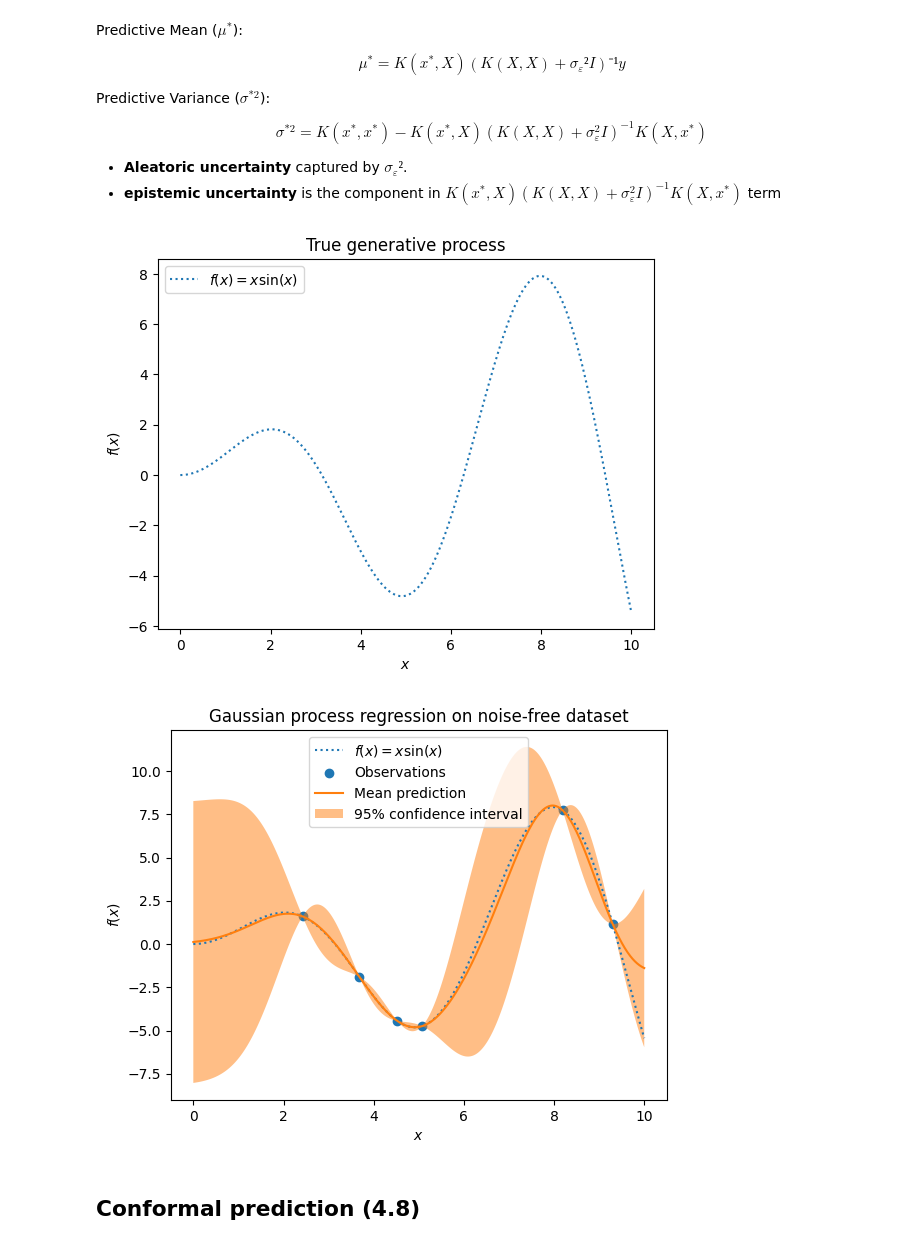
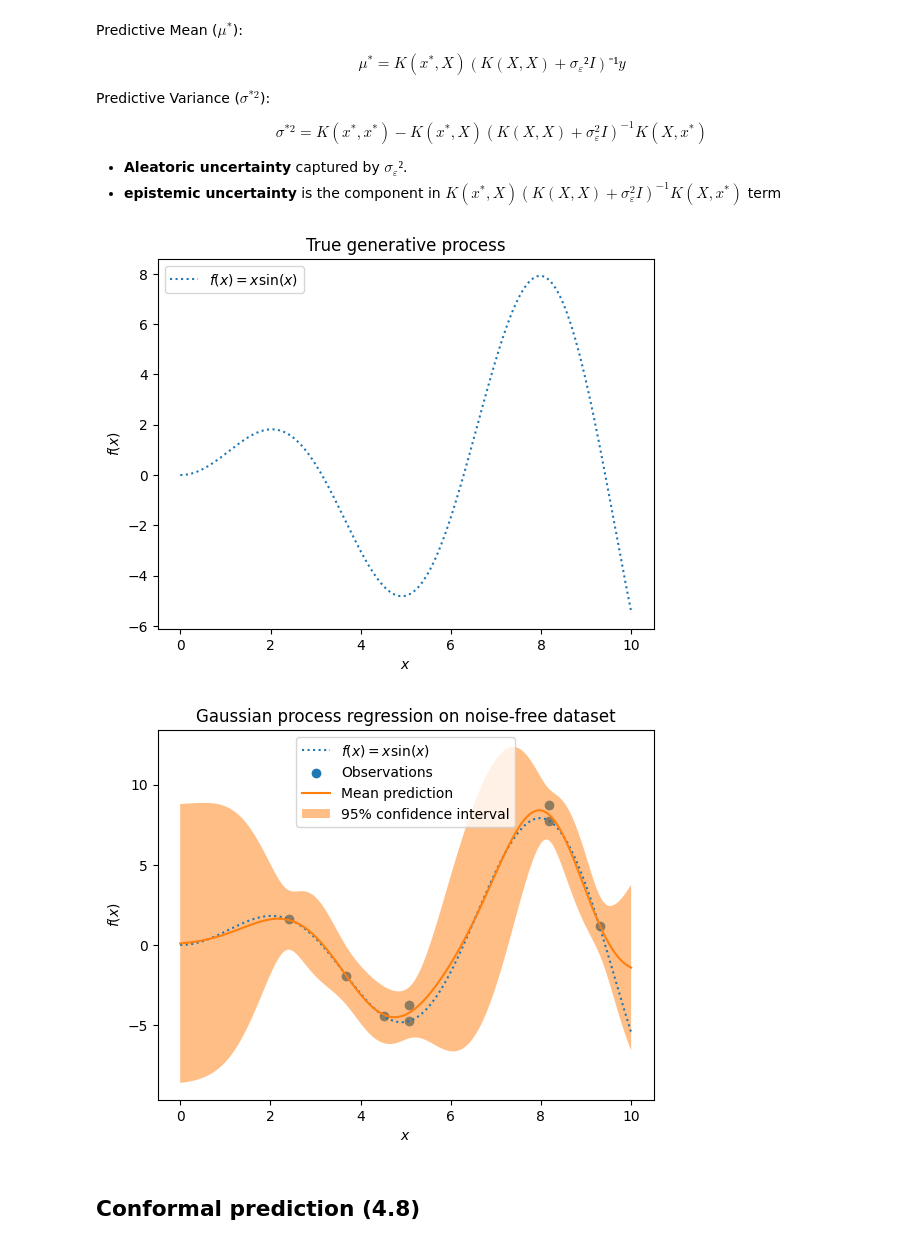
Before and after one commit to 44REAM/data-science-lectures, a Jupyter notebook: machine_learning/trustworthy_ai/trustworthy_uq.ipynb, the cells around one changed output. Cells and saved outputs as stored; diff of their text form; code cells hidden in the pictures.

```diff
--- a/machine_learning/trustworthy_ai/trustworthy_uq.ipynb
+++ b/machine_learning/trustworthy_ai/trustworthy_uq.ipynb
@@ -894,35 +898,37 @@ plt.show()
 
 rng = np.random.RandomState(1)
 training_indices = rng.choice(np.arange(y.size), size=6, replace=False)
 X_train, y_train = X[training_indices], y[training_indices]
+X_train = np.concatenate([X_train, X_train[:2]], axis=0)
+y_train = np.concatenate([y_train, y_train[:2]+1])
 
 from sklearn.gaussian_process import GaussianProcessRegressor
-from sklearn.gaussian_process.kernels import RBF
+from sklearn.gaussian_process.kernels import RBF, WhiteKernel
 
-kernel = 1 * RBF(length_scale=1, length_scale_bounds=(1e-2, 1))
+kernel = 1 * RBF(length_scale=1, length_scale_bounds=(1e-2, 1)) + WhiteKernel(noise_level=5, noise_level_bounds=(1e-10, 1e1))
 gaussian_process = GaussianProcessRegressor(kernel=kernel, n_restarts_optimizer=9)
 gaussian_process.fit(X_train, y_train)
 gaussian_process.kernel_
 
 mean_prediction, std_prediction = gaussian_process.predict(X, return_std=True)
 
 multiply = 2
 plt.plot(X, y, label=r"$f(x) = x \sin(x)$", linestyle="dotted")
 plt.scatter(X_train, y_train, label="Observations")
 plt.plot(X, mean_prediction, label="Mean prediction")
 plt.fill_between(
     X.ravel(),
     mean_prediction - multiply * std_prediction,
     mean_prediction + multiply * std_prediction,
     alpha=0.5,
     label=r"95% confidence interval",
 )
 plt.legend()
 plt.xlabel("$x$")
 plt.ylabel("$f(x)$")
 _ = plt.title("Gaussian process regression on noise-free dataset")
 # %% [output]
 [figure]
-[figure, old version]
+[figure, new version]
 # %% [markdown]
 ## Conformal prediction (4.8)
```
Also changed, not shown: parts of 4 cells of this notebook, 4 other files.
